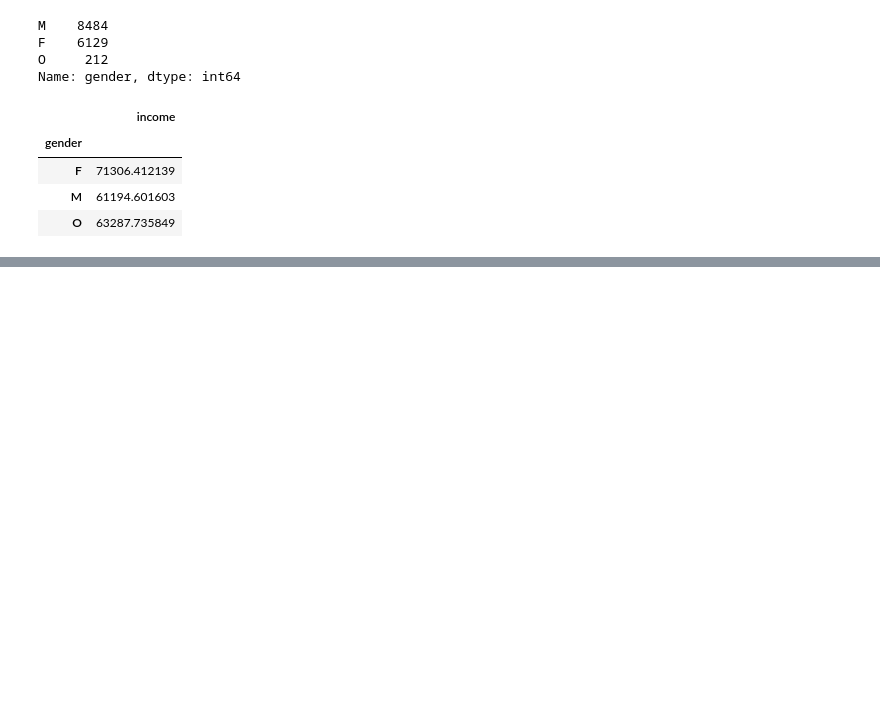
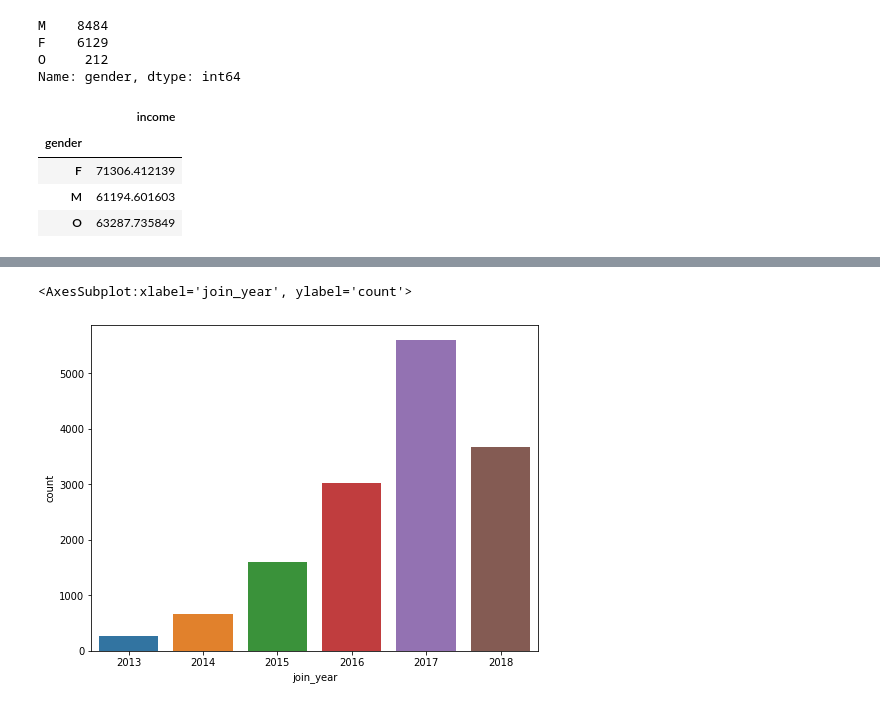
Before and after one commit to yeonseocho/machine-learning-and-python, a Jupyter notebook: basic python/Starbucks Survey.ipynb, the cells around one changed output, grey strips where cells are left out. Saved outputs shown, nothing was run; the diff lists cells and outputs as text; code cells hidden in the pictures; blank space fills up the shorter version.

```diff
--- a/basic python/Starbucks Survey.ipynb
+++ b/basic python/Starbucks Survey.ipynb
@@ -174,0 +183,5 @@ plt.show()
+# %%
+#회원이 된 날짜에 대한 분석
+profile["join_year"]=profile.became_member_on.dt.year
+profile["join_month"]=profile.became_member_on.dt.month
+profile
@@ -174,0 +202,6 @@ plt.show()
+# %%
+plt.figure(figsize=(8,6))
+sns.countplot(data=profile,x="join_year")
+# %% [output]
+<AxesSubplot:xlabel='join_year', ylabel='count'>
+[figure, added]
```
Also changed, not shown: parts of 13 cells of this notebook.
